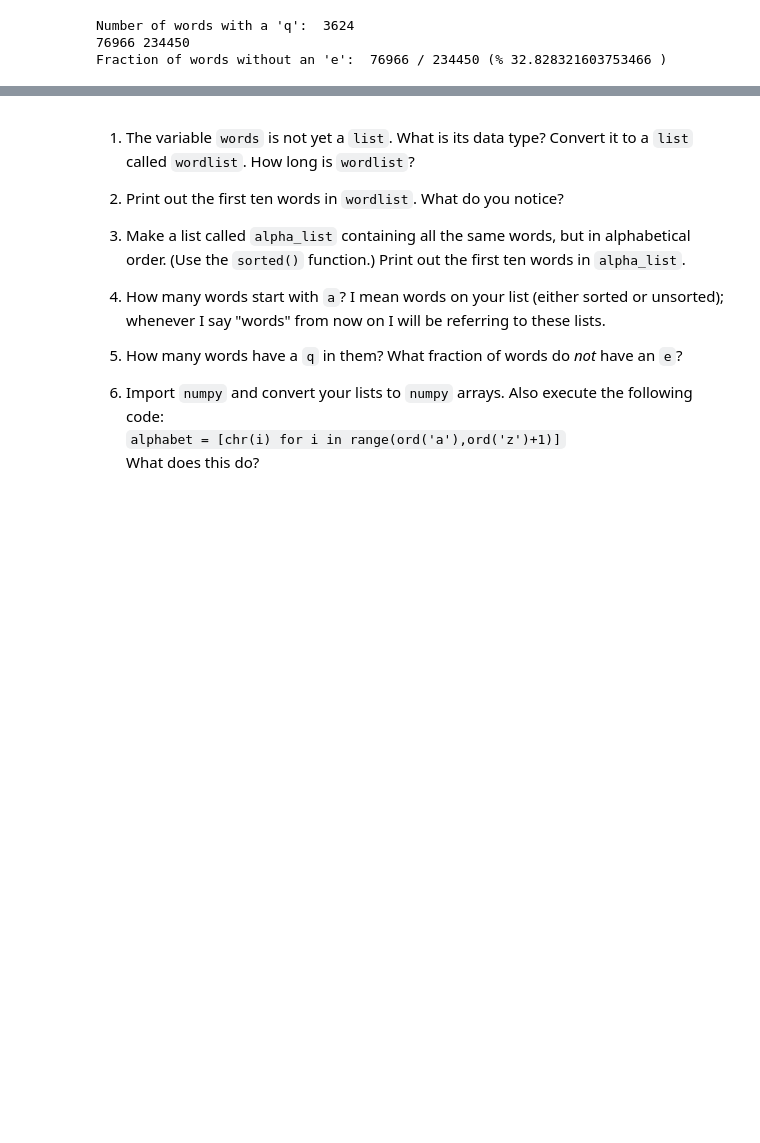
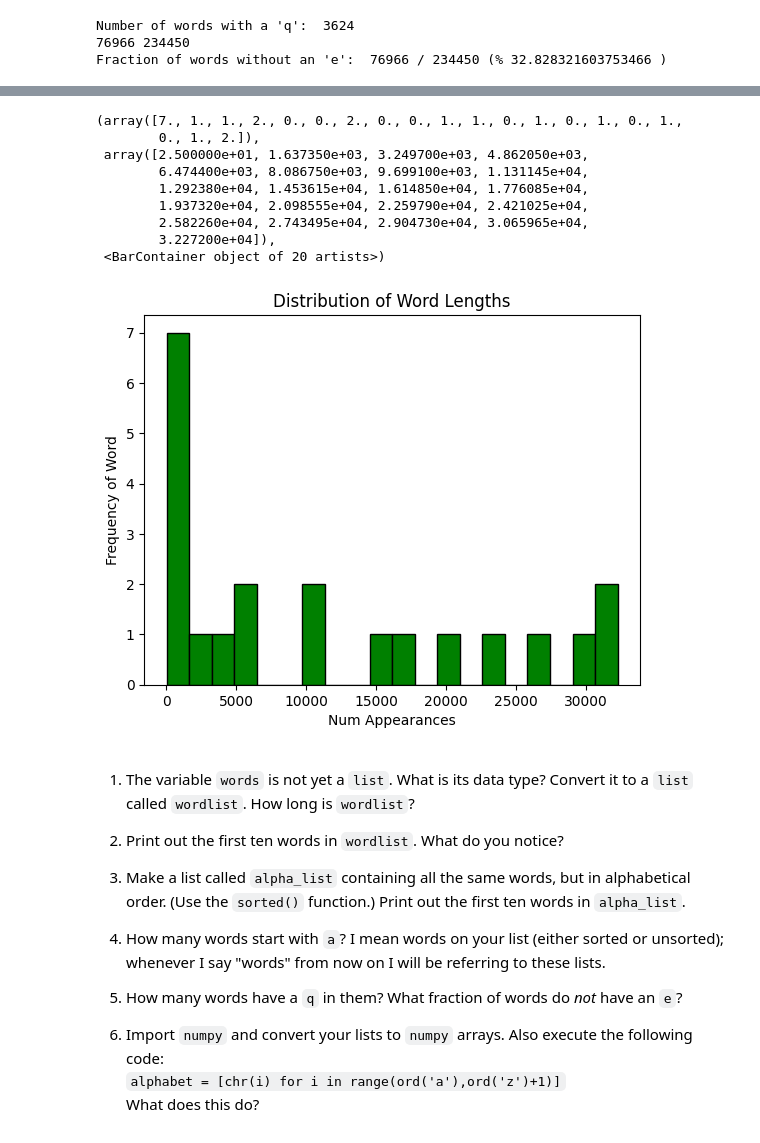
Before and after one commit to CabellPasco/CabellPasco, a Jupyter notebook: Assignments/05_WordsHW.ipynb, the cells around one changed output, grey strips where cells are left out. Drawn from its saved outputs; the diff is of its cells as text; code cells hidden in the pictures; blank space fills up the shorter version.

```diff
--- a/Assignments/05_WordsHW.ipynb
+++ b/Assignments/05_WordsHW.ipynb
@@ -120,0 +115,9 @@ TypeError: unsupported operand type(s) for +: 'int' and 'NoneType'
+# %%
+#creating a list of word lengths 1-22(9)
+
+def numOfEachLength(num):
+  count = 0;
+  for word in alpha_list:
+    if len(word) == num:
+      count+=1
+  return count
@@ -121,3 +134,21 @@ TypeError: unsupported operand type(s) for +: 'int' and 'NoneType'
+# %%
+#histogram of frequencies of word lengths
+plt.xlabel("Num Appearances")
+plt.ylabel("Frequency of Word")
+plt.title("Distribution of Word Lengths")
+
+plt.hist(numListLen, bins=20, color='green', edgecolor='black')
+# %% [output]
+(array([7., 1., 1., 2., 0., 0., 2., 0., 0., 1., 1., 0., 1., 0., 1., 0., 1.,
+        0., 1., 2.]),
+ array([2.500000e+01, 1.637350e+03, 3.249700e+03, 4.862050e+03,
+        6.474400e+03, 8.086750e+03, 9.699100e+03, 1.131145e+04,
+        1.292380e+04, 1.453615e+04, 1.614850e+04, 1.776085e+04,
+        1.937320e+04, 2.098555e+04, 2.259790e+04, 2.421025e+04,
+        2.582260e+04, 2.743495e+04, 2.904730e+04, 3.065965e+04,
+        3.227200e+04]),
+ <BarContainer object of 20 artists>)
+[figure, added]
 # %% [markdown]
 1.  The variable `words` is not yet a `list`.  What is its data type?  Convert it to a `list` called `wordlist`.  How long is `wordlist`?
 
```
Also changed, not shown: parts of 6 cells of this notebook.
